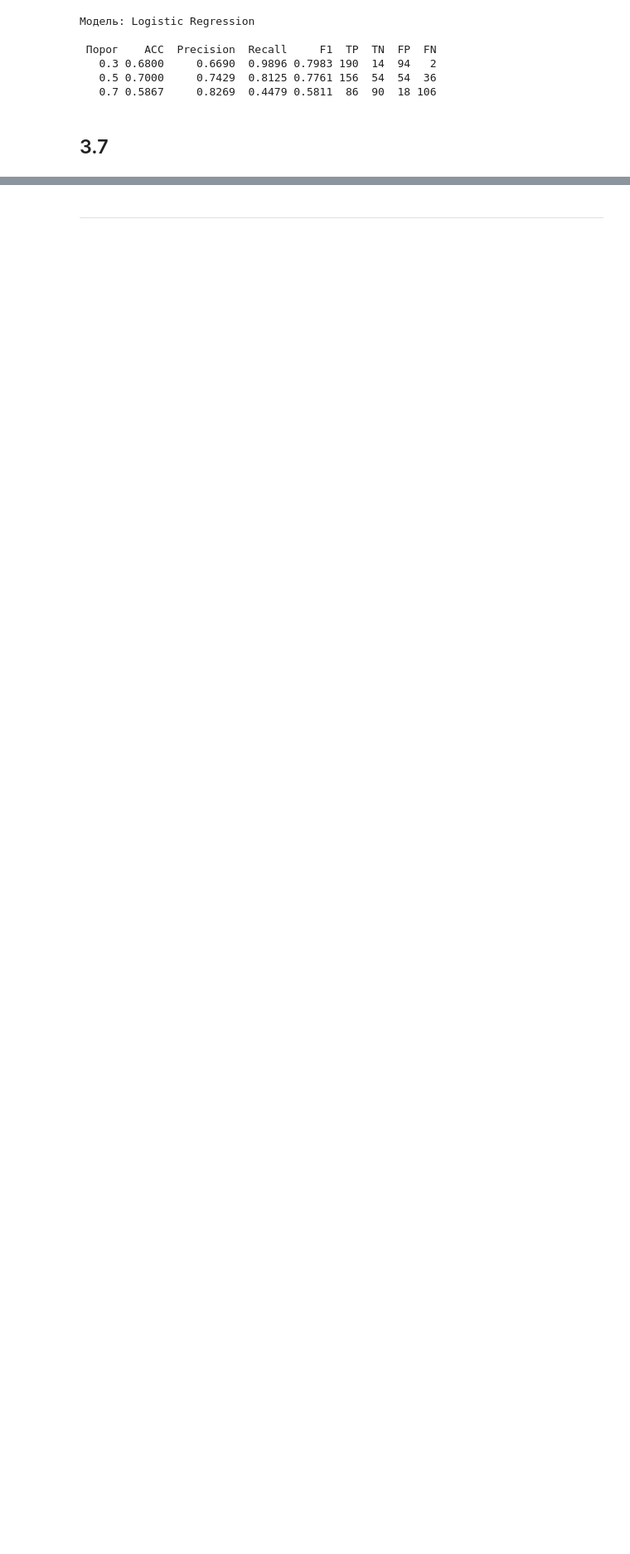
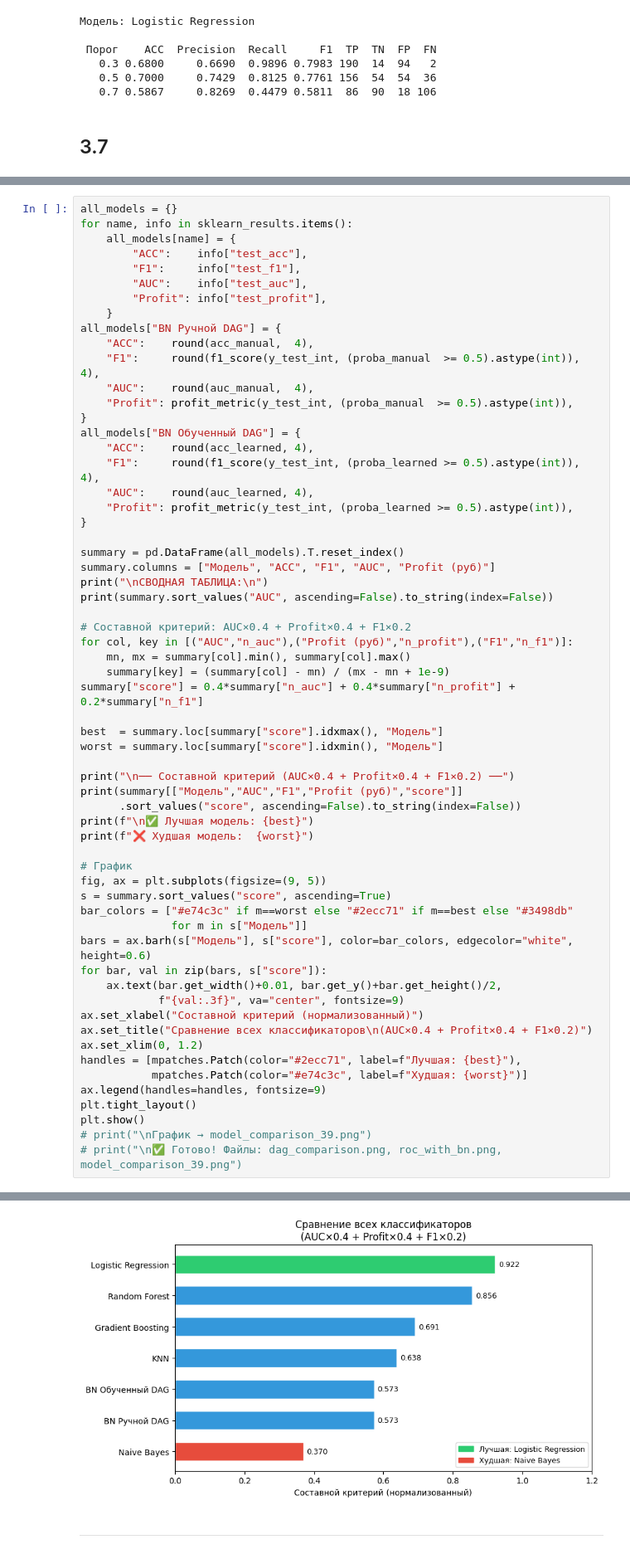
Before and after one commit to PythonScriptPlusPlus/ml_hse, a Jupyter notebook: codik.ipynb, the cells around one changed output, grey strips where cells are left out. Shown at 83% size. Cells and saved outputs as stored; diff of their text form; blank space fills up the shorter version.

```diff
--- a/codik.ipynb
+++ b/codik.ipynb
@@ -410,0 +598,62 @@ Logistic Regression                0.35                61800                 777
+# %%
+all_models = {}
+for name, info in sklearn_results.items():
+    all_models[name] = {
+        "ACC":    info["test_acc"],
+        "F1":     info["test_f1"],
+        "AUC":    info["test_auc"],
+        "Profit": info["test_profit"],
+    }
+all_models["BN Ручной DAG"] = {
+    "ACC":    round(acc_manual,  4),
+    "F1":     round(f1_score(y_test_int, (proba_manual  >= 0.5).astype(int)), 4),
+    "AUC":    round(auc_manual,  4),
+    "Profit": profit_metric(y_test_int, (proba_manual  >= 0.5).astype(int)),
+}
+all_models["BN Обученный DAG"] = {
+    "ACC":    round(acc_learned, 4),
+    "F1":     round(f1_score(y_test_int, (proba_learned >= 0.5).astype(int)), 4),
+    "AUC":    round(auc_learned, 4),
+    "Profit": profit_metric(y_test_int, (proba_learned >= 0.5).astype(int)),
+}
+
+summary = pd.DataFrame(all_models).T.reset_index()
+summary.columns = ["Модель", "ACC", "F1", "AUC", "Profit (руб)"]
+print("\nСВОДНАЯ ТАБЛИЦА:\n")
+print(summary.sort_values("AUC", ascending=False).to_string(index=False))
+
+# Составной критерий: AUC×0.4 + Profit×0.4 + F1×0.2
+for col, key in [("AUC","n_auc"),("Profit (руб)","n_profit"),("F1","n_f1")]:
+    mn, mx = summary[col].min(), summary[col].max()
+    summary[key] = (summary[col] - mn) / (mx - mn + 1e-9)
+summary["score"] = 0.4*summary["n_auc"] + 0.4*summary["n_profit"] + 0.2*summary["n_f1"]
+
+best  = summary.loc[summary["score"].idxmax(), "Модель"]
+worst = summary.loc[summary["score"].idxmin(), "Модель"]
+
+print("\n── Составной критерий (AUC×0.4 + Profit×0.4 + F1×0.2) ──")
+print(summary[["Модель","AUC","F1","Profit (руб)","score"]]
+      .sort_values("score", ascending=False).to_string(index=False))
+print(f"\n✅ Лучшая модель: {best}")
+print(f"❌ Худшая модель:  {worst}")
+
+# График
+fig, ax = plt.subplots(figsize=(9, 5))
+s = summary.sort_values("score", ascending=True)
+bar_colors = ["#e74c3c" if m==worst else "#2ecc71" if m==best else "#3498db"
+              for m in s["Модель"]]
+bars = ax.barh(s["Модель"], s["score"], color=bar_colors, edgecolor="white", height=0.6)
+for bar, val in zip(bars, s["score"]):
+    ax.text(bar.get_width()+0.01, bar.get_y()+bar.get_height()/2,
+            f"{val:.3f}", va="center", fontsize=9)
+ax.set_xlabel("Составной критерий (нормализованный)")
+ax.set_title("Сравнение всех классификаторов\n(AUC×0.4 + Profit×0.4 + F1×0.2)")
+ax.set_xlim(0, 1.2)
+handles = [mpatches.Patch(color="#2ecc71", label=f"Лучшая: {best}"),
+           mpatches.Patch(color="#e74c3c", label=f"Худшая: {worst}")]
+ax.legend(handles=handles, fontsize=9)
+plt.tight_layout()
+plt.show()
+# print("\nГрафик → model_comparison_39.png")
+# print("\n✅ Готово! Файлы: dag_comparison.png, roc_with_bn.png, model_comparison_39.png")
+# %% [output]
@@ -411,3 +677,4 @@ Logistic Regression                0.35                61800                 777
+[figure, added]
 # %% [markdown]
 ---
 # %%
```
Also changed, not shown: parts of 7 cells of this notebook, 7 other files.
